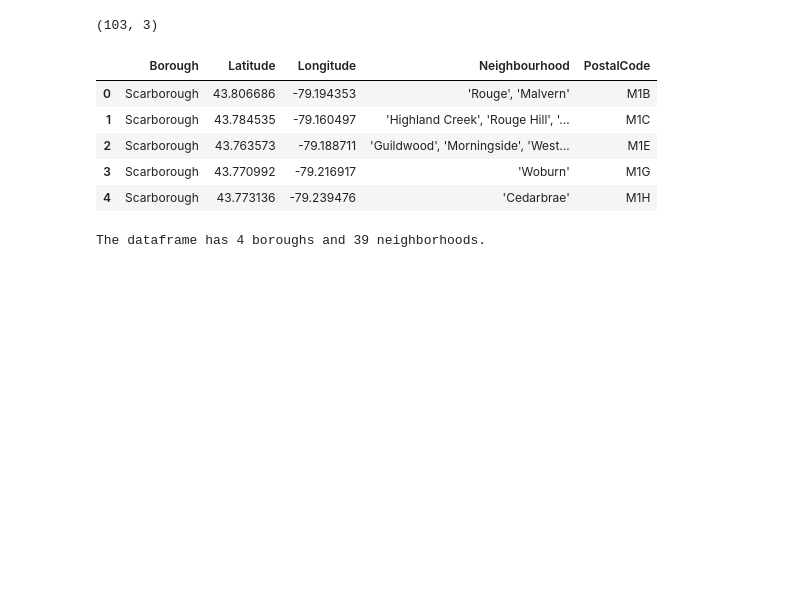
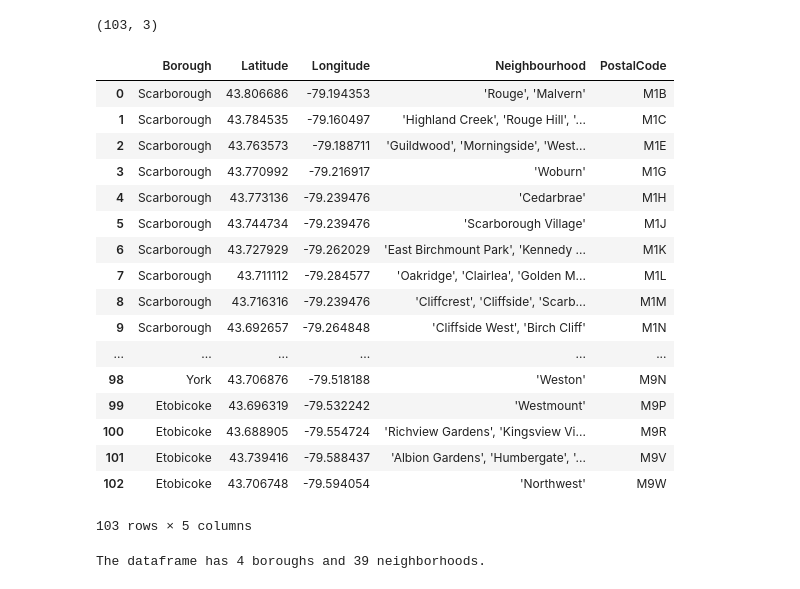
Before and after one commit to rishabh-me/IBM_Data_Science_Coursera_Capstone, a Jupyter notebook: Neighborhoods in Toronto.ipynb, the cells around one changed output. Cells and saved outputs as stored; diff of their text form; code cells hidden in the pictures; blank space fills up the shorter version.

```diff
--- a/Neighborhoods in Toronto.ipynb
+++ b/Neighborhoods in Toronto.ipynb
@@ -107,13 +96,25 @@ df_joined = pd.DataFrame({'PostalCode':df_drop2["PostalCode"],'Borough':df_drop2
 # %%
 df_joined[['PostalCode','Borough','Neighbourhood','Latitude','Longitude']]
-df_joined.head()
+df_joined
 # %% [output]
 |  | Borough | Latitude | Longitude | Neighbourhood | PostalCode |
 | 0 | Scarborough | 43.806686 | -79.194353 | 'Rouge', 'Malvern' | M1B |
 | 1 | Scarborough | 43.784535 | -79.160497 | 'Highland Creek', 'Rouge Hill', '... | M1C |
 | 2 | Scarborough | 43.763573 | -79.188711 | 'Guildwood', 'Morningside', 'West... | M1E |
 | 3 | Scarborough | 43.770992 | -79.216917 | 'Woburn' | M1G |
 | 4 | Scarborough | 43.773136 | -79.239476 | 'Cedarbrae' | M1H |
+| 5 | Scarborough | 43.744734 | -79.239476 | 'Scarborough Village' | M1J |
+| 6 | Scarborough | 43.727929 | -79.262029 | 'East Birchmount Park', 'Kennedy ... | M1K |
+| 7 | Scarborough | 43.711112 | -79.284577 | 'Oakridge', 'Clairlea', 'Golden M... | M1L |
+| 8 | Scarborough | 43.716316 | -79.239476 | 'Cliffcrest', 'Cliffside', 'Scarb... | M1M |
+| 9 | Scarborough | 43.692657 | -79.264848 | 'Cliffside West', 'Birch Cliff' | M1N |
+| ... | ... | ... | ... | ... | ... |
+| 98 | York | 43.706876 | -79.518188 | 'Weston' | M9N |
+| 99 | Etobicoke | 43.696319 | -79.532242 | 'Westmount' | M9P |
+| 100 | Etobicoke | 43.688905 | -79.554724 | 'Richview Gardens', 'Kingsview Vi... | M9R |
+| 101 | Etobicoke | 43.739416 | -79.588437 | 'Albion Gardens', 'Humbergate', '... | M9V |
+| 102 | Etobicoke | 43.706748 | -79.594054 | 'Northwest' | M9W |
+103 rows × 5 columns
 # %%
 #x = df_joined["Borough"].str.find("Toronto")
 df_try = df_joined.where((df_joined["Borough"].str.find("Toronto"))>=0)
```
Also changed, not shown: parts of 3 cells of this notebook, 1 other file.
